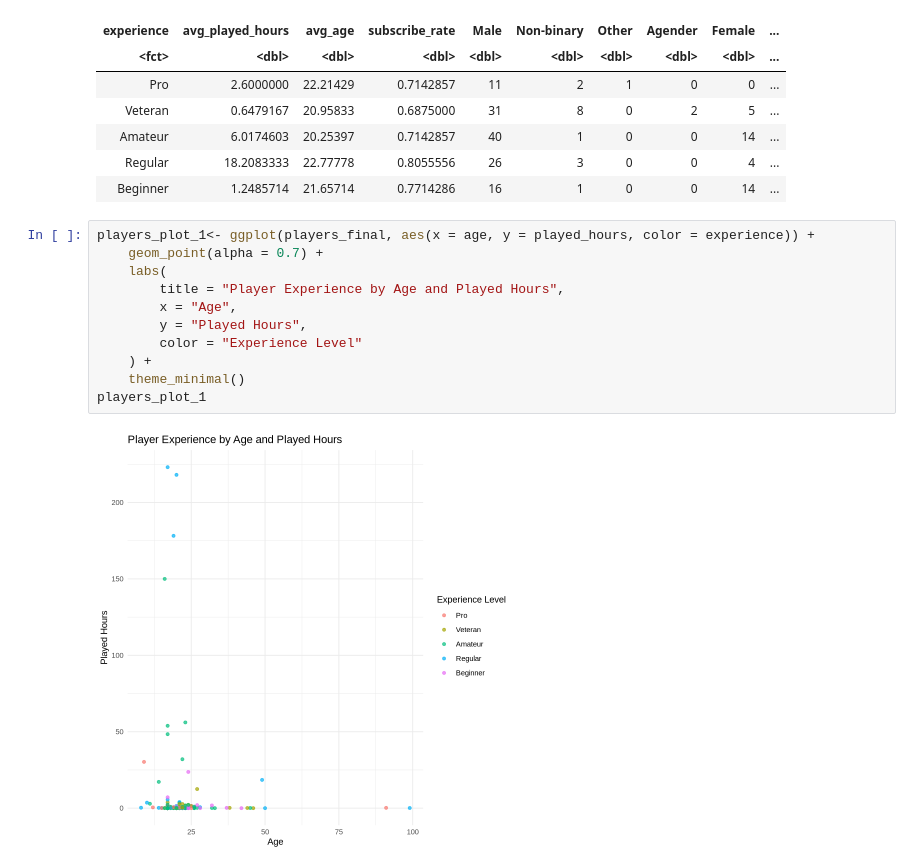
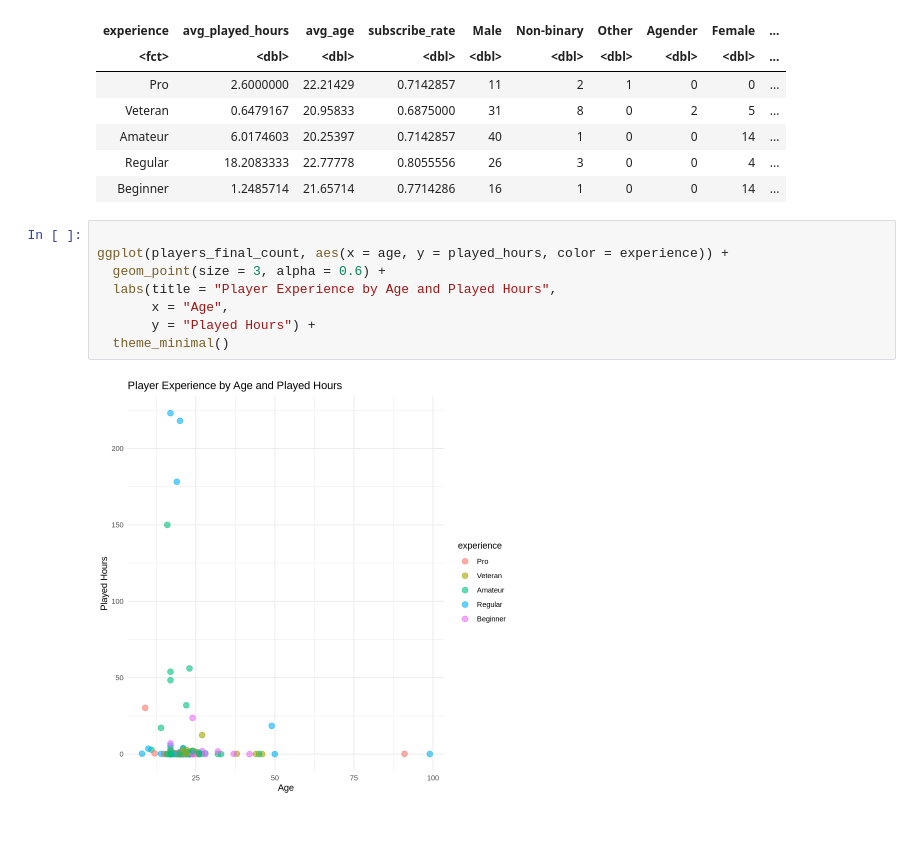
Before and after one commit to Jaden51/dsci-100-project-008-30, a Jupyter notebook: project.ipynb, the cells around one changed output. Drawn from its saved outputs; the diff is of its cells as text; blank space fills up the shorter version.

```diff
--- a/project.ipynb
+++ b/project.ipynb
@@ -203,16 +212,13 @@ A tibble: 5 × 12
 | Amateur | 6.0174603 | 20.25397 | 0.7142857 | 40 | 1 | 0 | 0 | 14 | ... |
 | Regular | 18.2083333 | 22.77778 | 0.8055556 | 26 | 3 | 0 | 0 | 4 | ... |
 | Beginner | 1.2485714 | 21.65714 | 0.7714286 | 16 | 1 | 0 | 0 | 14 | ... |
-# %%
-players_plot_1<- ggplot(players_final, aes(x = age, y = played_hours, color = experience)) +
-    geom_point(alpha = 0.7) +
-    labs(
-        title = "Player Experience by Age and Played Hours",
-        x = "Age",
-        y = "Played Hours",
-        color = "Experience Level"
-    ) +
-    theme_minimal()
-players_plot_1
-# %% [output]
-[figure, removed]
+# %%
+
+ggplot(players_final_count, aes(x = age, y = played_hours, color = experience)) +
+  geom_point(size = 3, alpha = 0.6) +
+  labs(title = "Player Experience by Age and Played Hours",
+       x = "Age",
+       y = "Played Hours") +
+  theme_minimal()
+# %% [output]
+[figure, added]
```
Also changed, not shown: parts of 13 cells of this notebook.
